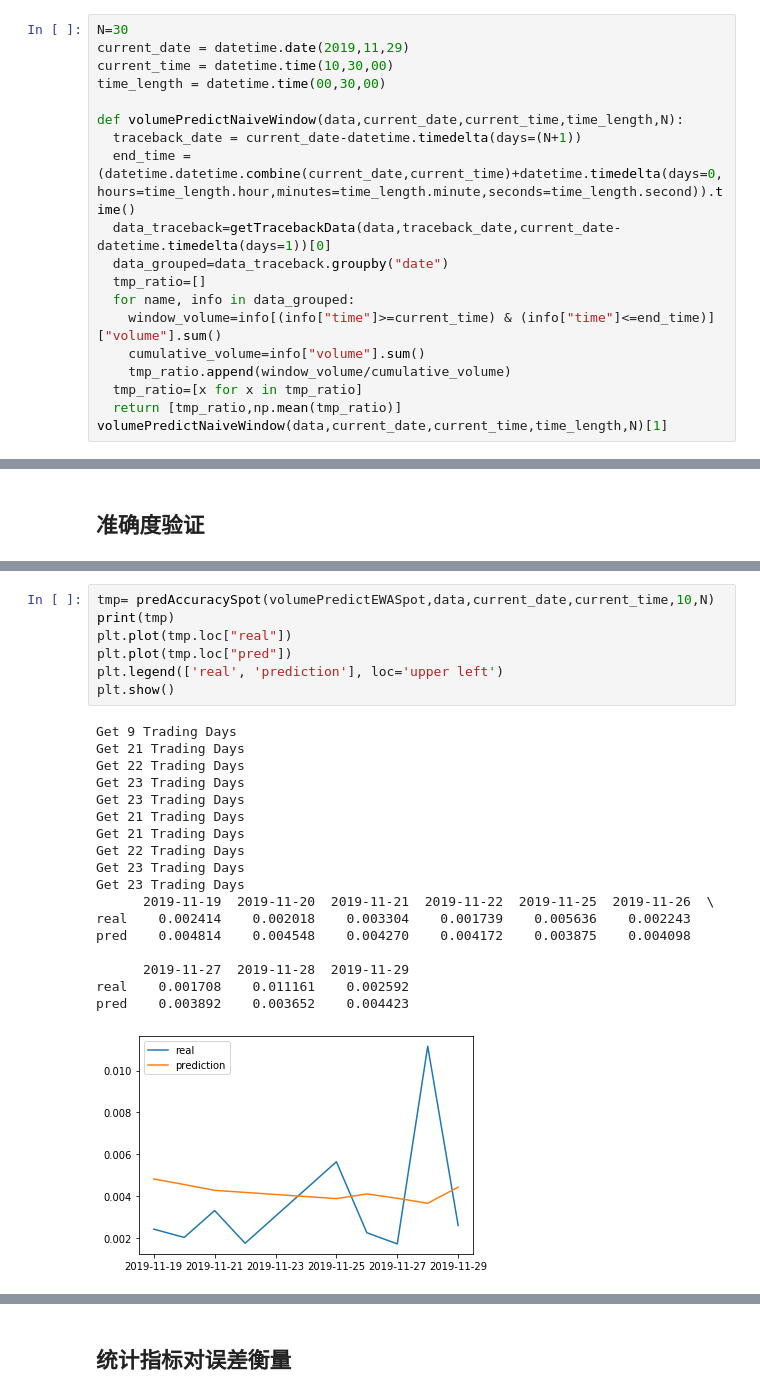
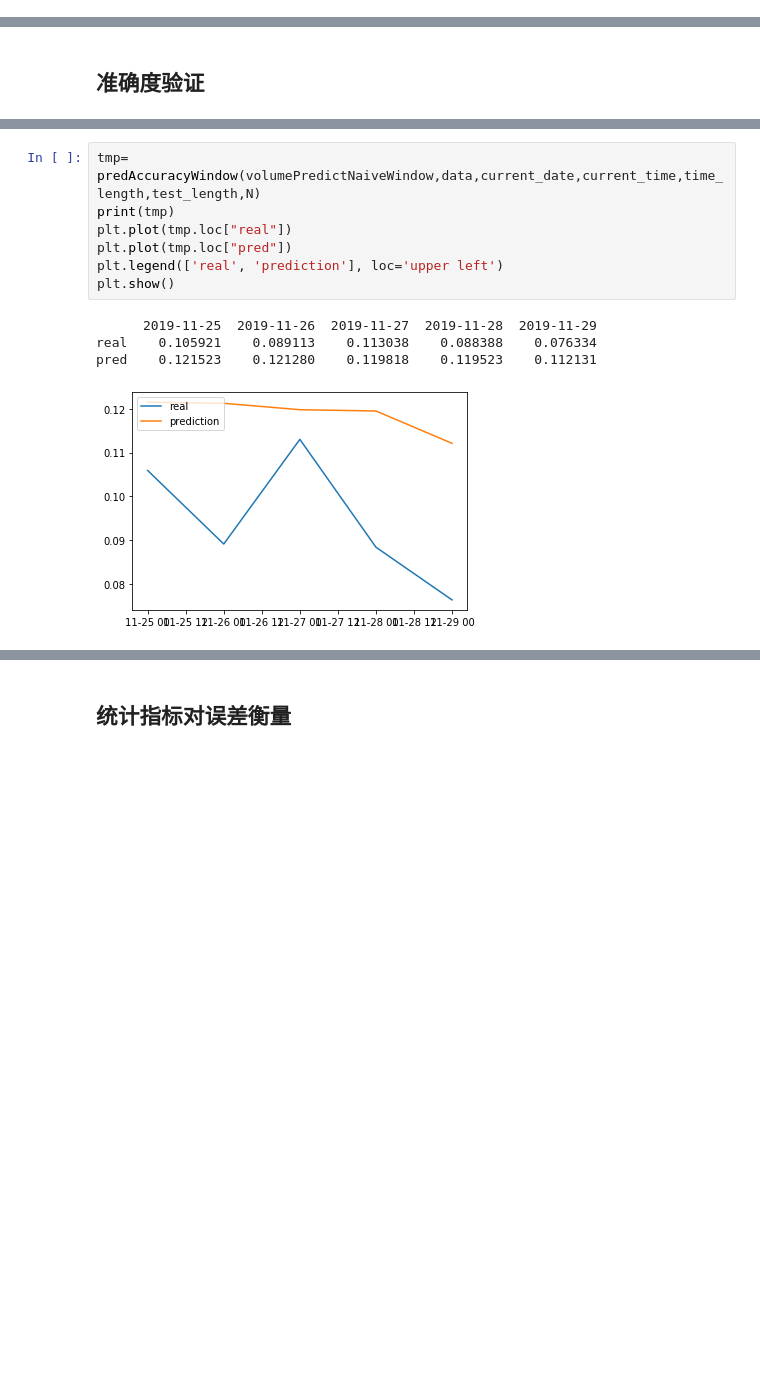
Before and after one commit to GehuaZhang/AlgoExecution, a Jupyter notebook: AlgoExecution.ipynb, the cells around one changed output, grey strips where cells are left out. Saved outputs shown, nothing was run; the diff lists cells and outputs as text; blank space fills up the shorter version.

```diff
--- a/AlgoExecution.ipynb
+++ b/AlgoExecution.ipynb
@@ -130,19 +179,0 @@ Get 23 Trading Days
-# %%
-N=30
-current_date = datetime.date(2019,11,29)
-current_time = datetime.time(10,30,00)
-time_length = datetime.time(00,30,00)
-
-def volumePredictNaiveWindow(data,current_date,current_time,time_length,N):
-  traceback_date = current_date-datetime.timedelta(days=(N+1))
-  end_time = (datetime.datetime.combine(current_date,current_time)+datetime.timedelta(days=0,hours=time_length.hour,minutes=time_length.minute,seconds=time_length.second)).time()
-  data_traceback=getTracebackData(data,traceback_date,current_date-datetime.timedelta(days=1))[0]
-  data_grouped=data_traceback.groupby("date")
-  tmp_ratio=[]
-  for name, info in data_grouped:
-    window_volume=info[(info["time"]>=current_time) & (info["time"]<=end_time)]["volume"].sum()
-    cumulative_volume=info["volume"].sum()
-    tmp_ratio.append(window_volume/cumulative_volume)
-  tmp_ratio=[x for x in tmp_ratio]
-  return [tmp_ratio,np.mean(tmp_ratio)]
-volumePredictNaiveWindow(data,current_date,current_time,time_length,N)[1]
@@ -425,29 +365,15 @@ def predAccuracySpot(func,data,current_date,current_time,test_length,N):
   df_acc = pd.DataFrame([real_ratio,pred_list],index=["real","pred"])
   return df_acc
 # %%
-tmp= predAccuracySpot(volumePredictEWASpot,data,current_date,current_time,10,N)
+tmp= predAccuracyWindow(volumePredictNaiveWindow,data,current_date,current_time,time_length,test_length,N)
 print(tmp)
 plt.plot(tmp.loc["real"])
 plt.plot(tmp.loc["pred"])
 plt.legend(['real', 'prediction'], loc='upper left')
 plt.show()
 # %% [output]
-Get 9 Trading Days
-Get 21 Trading Days
-Get 22 Trading Days
-Get 23 Trading Days
-Get 23 Trading Days
-Get 21 Trading Days
-Get 21 Trading Days
-Get 22 Trading Days
-Get 23 Trading Days
-Get 23 Trading Days
-      2019-11-19  2019-11-20  2019-11-21  2019-11-22  2019-11-25  2019-11-26  \
-real    0.002414    0.002018    0.003304    0.001739    0.005636    0.002243
-pred    0.004814    0.004548    0.004270    0.004172    0.003875    0.004098
-
-      2019-11-27  2019-11-28  2019-11-29
-real    0.001708    0.011161    0.002592
-pred    0.003892    0.003652    0.004423
+      2019-11-25  2019-11-26  2019-11-27  2019-11-28  2019-11-29
+real    0.105921    0.089113    0.113038    0.088388    0.076334
+pred    0.121523    0.121280    0.119818    0.119523    0.112131
-[figure, old version]
+[figure, new version]
 # %%
```
Also changed, not shown: parts of 37 cells of this notebook.
